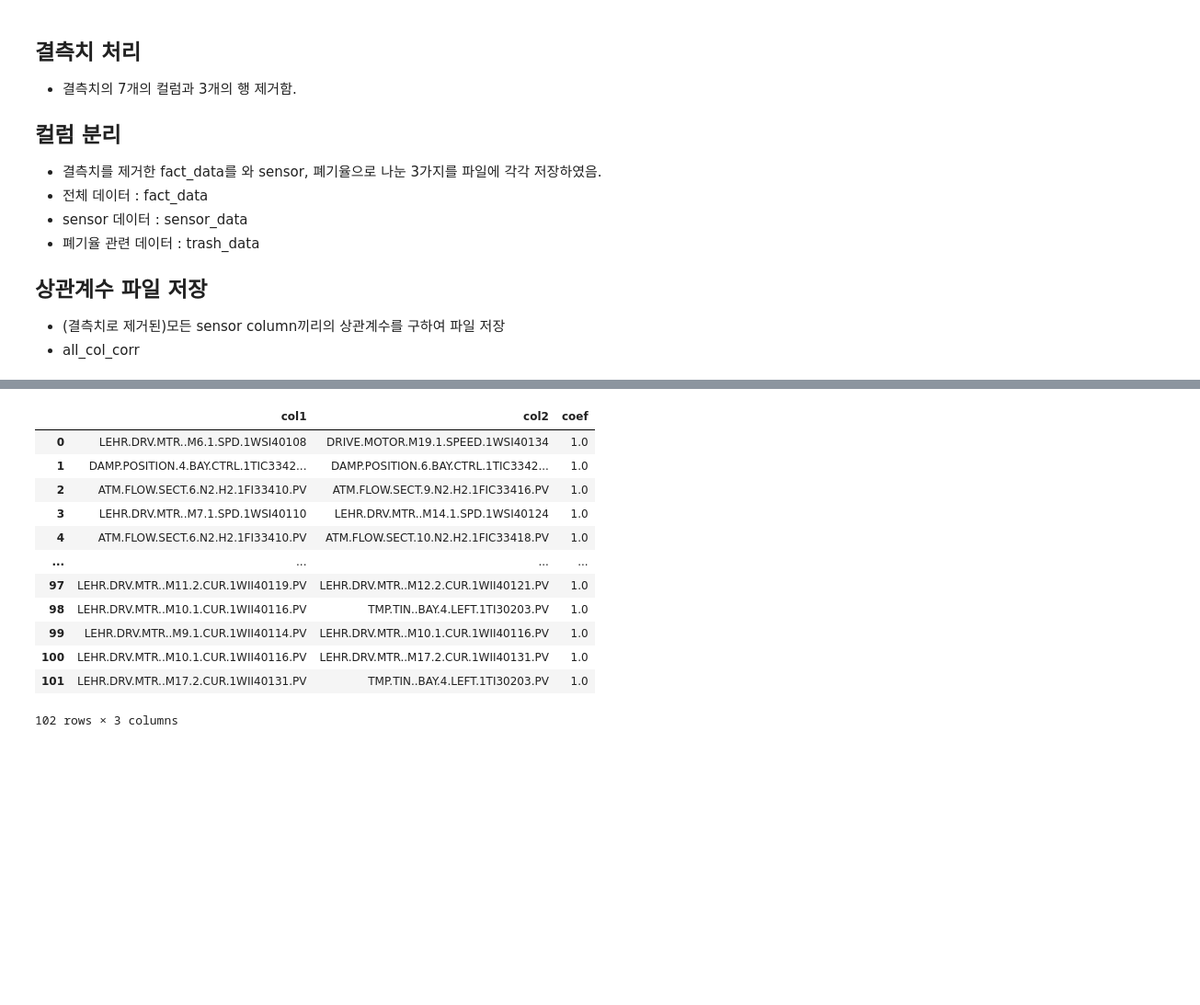
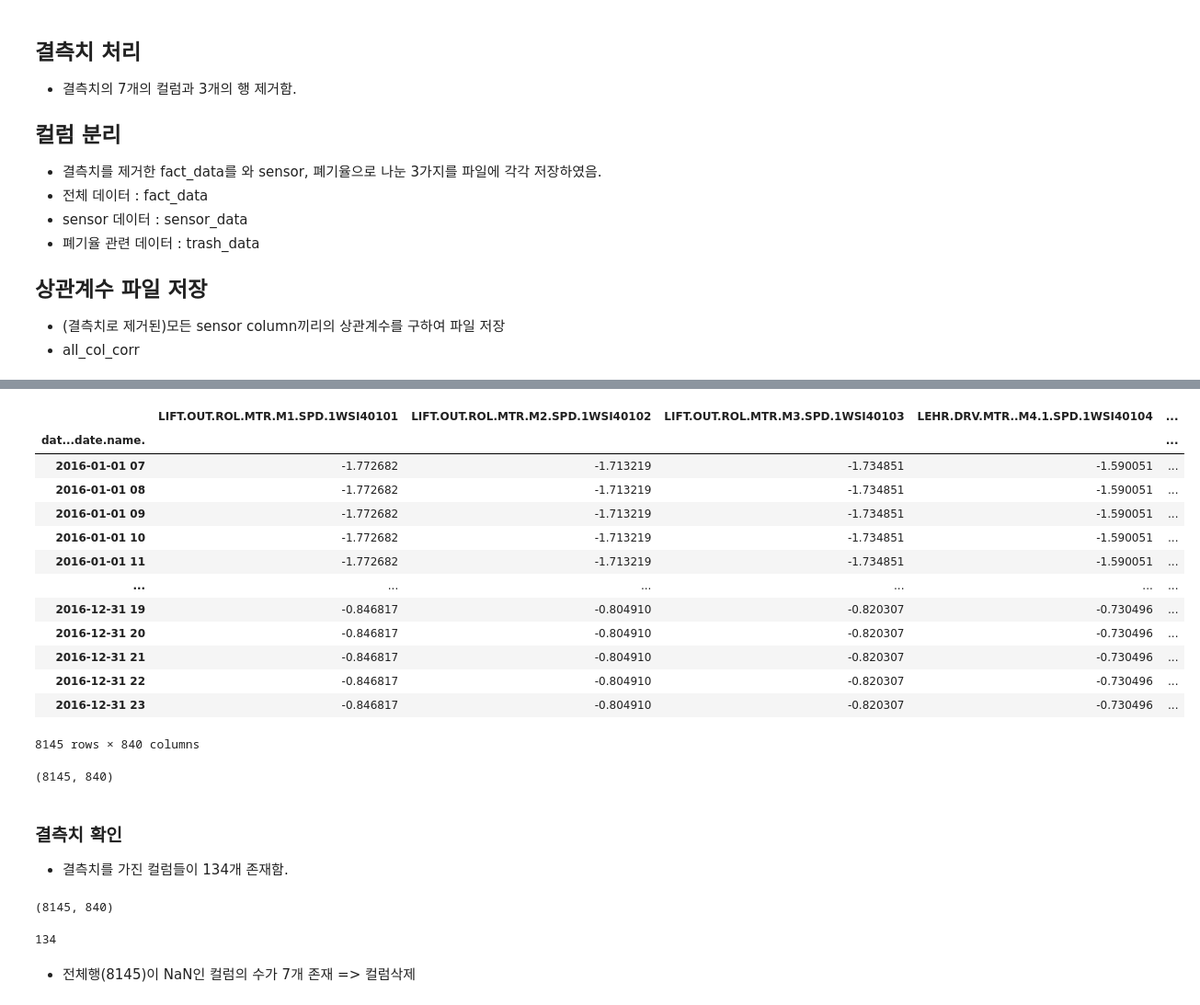
Before and after one commit to 2SEHI/DisplaySensor-Anomaly-Analysis, a Jupyter notebook: 1_Display_Sensor_Anomaly_Analysis_결측치처리와_상관계수저장.ipynb, the cells around one changed output, grey strips where cells are left out. Shown: that part at 92% size. Cells and saved outputs as stored; diff of their text form; code cells hidden in the pictures; blank space fills up the shorter version.

```diff
--- a/1_Display_Sensor_Anomaly_Analysis_결측치처리와_상관계수저장.ipynb
+++ b/1_Display_Sensor_Anomaly_Analysis_결측치처리와_상관계수저장.ipynb
@@ -53,2 +51,4 @@ working_dir = '/content/drive/MyDrive/Colab Notebooks/data/Display_Sensor_Anomal
+# %%
+working_dir = ''
 # %%
 fact_init_data = pd.read_csv(working_dir + 'factory_glass_2016.csv', encoding='cp949',index_col='dat...date.name.')
@@ -228,18 +55,35 @@ high_coef_df.to_csv(working_dir + file_name + '.csv')
-# %%
-# csv 파일불러오기
-high_coef_df = pd.read_csv(working_dir + file_name + '.csv',usecols=(1,2,3))
-high_coef_df
-# %% [output]
-|  | col1 | col2 | coef |
-| 0 | LEHR.DRV.MTR..M6.1.SPD.1WSI40108 | DRIVE.MOTOR.M19.1.SPEED.1WSI40134 | 1.0 |
-| 1 | DAMP.POSITION.4.BAY.CTRL.1TIC3342... | DAMP.POSITION.6.BAY.CTRL.1TIC3342... | 1.0 |
-| 2 | ATM.FLOW.SECT.6.N2.H2.1FI33410.PV | ATM.FLOW.SECT.9.N2.H2.1FIC33416.PV | 1.0 |
-| 3 | LEHR.DRV.MTR..M7.1.SPD.1WSI40110 | LEHR.DRV.MTR..M14.1.SPD.1WSI40124 | 1.0 |
-| 4 | ATM.FLOW.SECT.6.N2.H2.1FI33410.PV | ATM.FLOW.SECT.10.N2.H2.1FIC33418.PV | 1.0 |
-| ... | ... | ... | ... |
-| 97 | LEHR.DRV.MTR..M11.2.CUR.1WII40119.PV | LEHR.DRV.MTR..M12.2.CUR.1WII40121.PV | 1.0 |
-| 98 | LEHR.DRV.MTR..M10.1.CUR.1WII40116.PV | TMP.TIN..BAY.4.LEFT.1TI30203.PV | 1.0 |
-| 99 | LEHR.DRV.MTR..M9.1.CUR.1WII40114.PV | LEHR.DRV.MTR..M10.1.CUR.1WII40116.PV | 1.0 |
-| 100 | LEHR.DRV.MTR..M10.1.CUR.1WII40116.PV | LEHR.DRV.MTR..M17.2.CUR.1WII40131.PV | 1.0 |
-| 101 | LEHR.DRV.MTR..M17.2.CUR.1WII40131.PV | TMP.TIN..BAY.4.LEFT.1TI30203.PV | 1.0 |
-102 rows × 3 columns
+# %%
+fact_init_data
+# %% [output]
+|  | LIFT.OUT.ROL.MTR.M1.SPD.1WSI40101 | LIFT.OUT.ROL.MTR.M2.SPD.1WSI40102 | LIFT.OUT.ROL.MTR.M3.SPD.1WSI40103 | LEHR.DRV.MTR..M4.1.SPD.1WSI40104 | ... |
+| dat...date.name. |  |  |  |  | ... |
+| 2016-01-01 07 | -1.772682 | -1.713219 | -1.734851 | -1.590051 | ... |
+| 2016-01-01 08 | -1.772682 | -1.713219 | -1.734851 | -1.590051 | ... |
+| 2016-01-01 09 | -1.772682 | -1.713219 | -1.734851 | -1.590051 | ... |
+| 2016-01-01 10 | -1.772682 | -1.713219 | -1.734851 | -1.590051 | ... |
+| 2016-01-01 11 | -1.772682 | -1.713219 | -1.734851 | -1.590051 | ... |
+| ... | ... | ... | ... | ... | ... |
+| 2016-12-31 19 | -0.846817 | -0.804910 | -0.820307 | -0.730496 | ... |
+| 2016-12-31 20 | -0.846817 | -0.804910 | -0.820307 | -0.730496 | ... |
+| 2016-12-31 21 | -0.846817 | -0.804910 | -0.820307 | -0.730496 | ... |
+| 2016-12-31 22 | -0.846817 | -0.804910 | -0.820307 | -0.730496 | ... |
+| 2016-12-31 23 | -0.846817 | -0.804910 | -0.820307 | -0.730496 | ... |
+8145 rows × 840 columns
+# %%
+fact_init_data.shape
+# %% [output]
+(8145, 840)
+# %% [markdown]
+### 결측치 확인
+- 결측치를 가진 컬럼들이 134개 존재함.
+# %%
+# 초기 shape
+print(fact_init_data.shape)
+
+x = fact_init_data.isnull().sum().sort_values(ascending=False)
+len(np.where(x > 0)[0])
+# %% [output]
+(8145, 840)
+134
+# %% [markdown]
+- 전체행(8145)이 NaN인 컬럼의 수가 7개 존재 => 컬럼삭제
```
Also changed, not shown: parts of 41 cells of this notebook.
